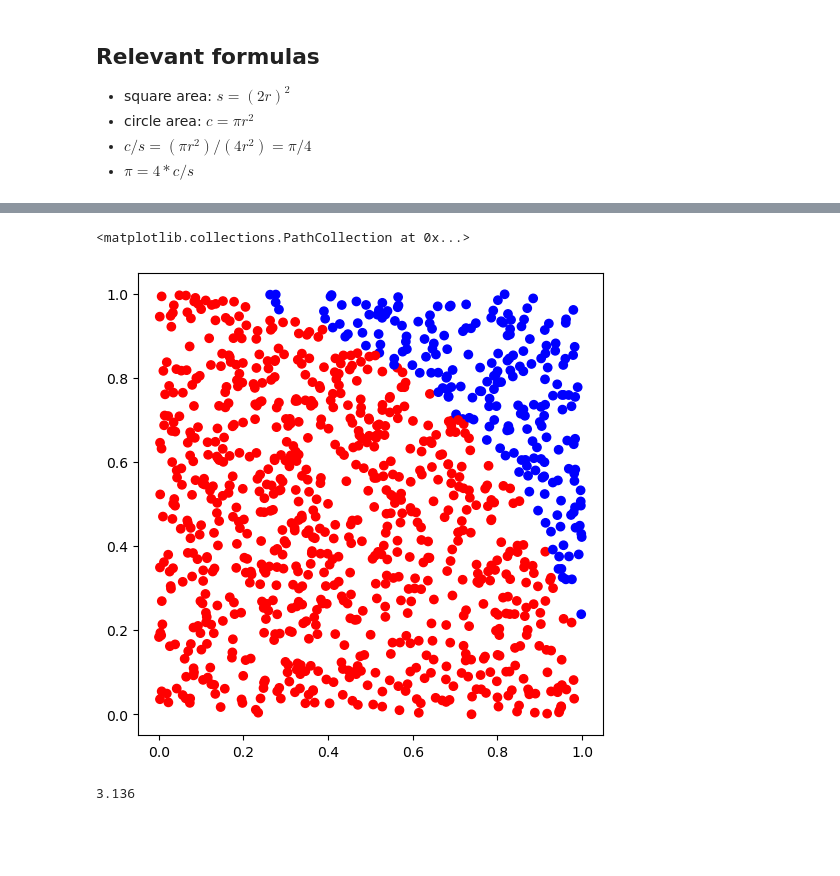
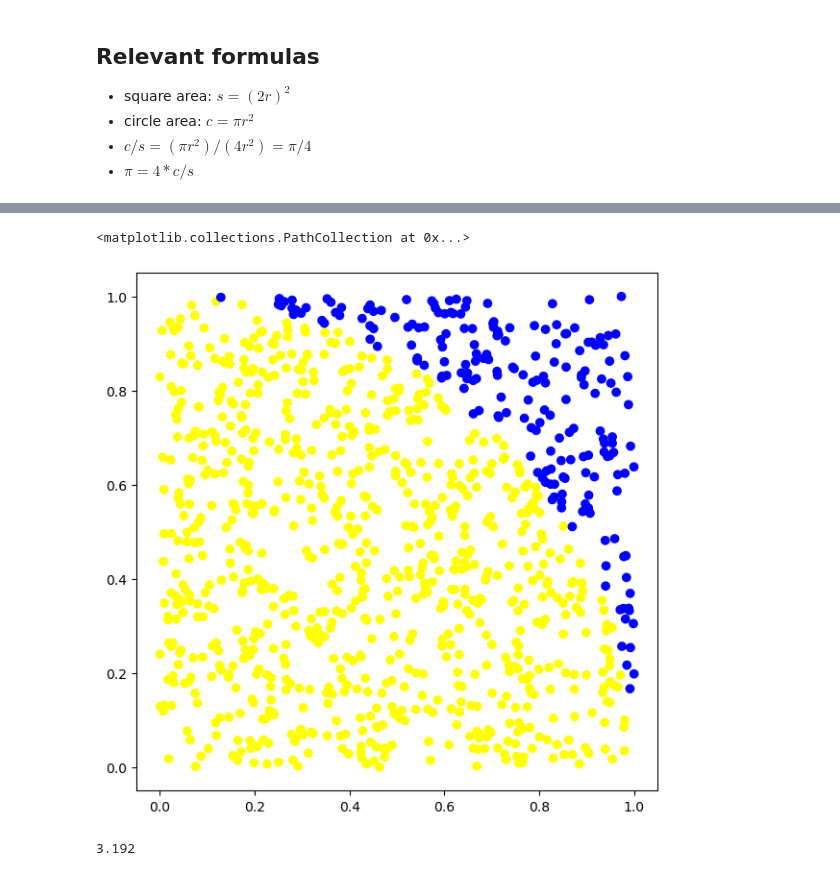
Before and after one commit to ahorlova/jupyter_version_control, a Jupyter notebook: darts.ipynb, the cells around one changed output, grey strips where cells are left out. Saved outputs shown, nothing was run; the diff lists cells and outputs as text; code cells hidden in the pictures; blank space fills up the shorter version.

```diff
--- a/darts.ipynb
+++ b/darts.ipynb
@@ -29,28 +29,28 @@ for _ in range(num_points):
     x, y = random.random(), random.random()
     if x*x + y*y < 1.0:
         hits += 1
-        points.append((x, y, "red"))
+        points.append((x, y, "yellow"))
     else:
         points.append((x, y, "blue"))
 # %%
 # unzip points into 3 lists
 x, y, colors = zip(*points)
 
 # define figure dimensions
 fig, ax = plt.subplots()
-fig.set_size_inches(6.0, 6.0)
+fig.set_size_inches(7.0, 7.0)
 
 # plot results
 ax.scatter(x, y, c=colors)
 # %% [output]
 <matplotlib.collections.PathCollection at 0x...>
-[figure, old version]
+[figure, new version]
 # %%
 # compute and print the estimate
 
 fraction = hits / num_points
 4 * fraction
 # %% [output]
-3.136
+3.192
 # %%
 # a new line
```
Also changed, not shown: 3 other files.
